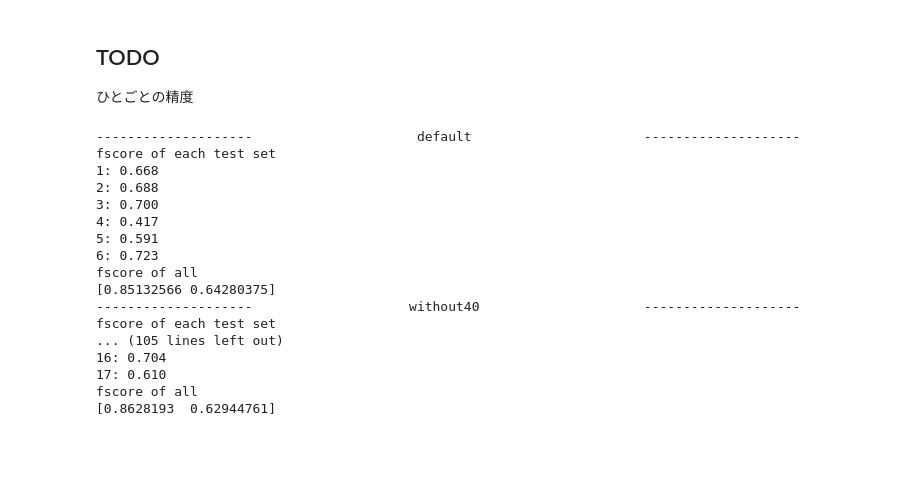
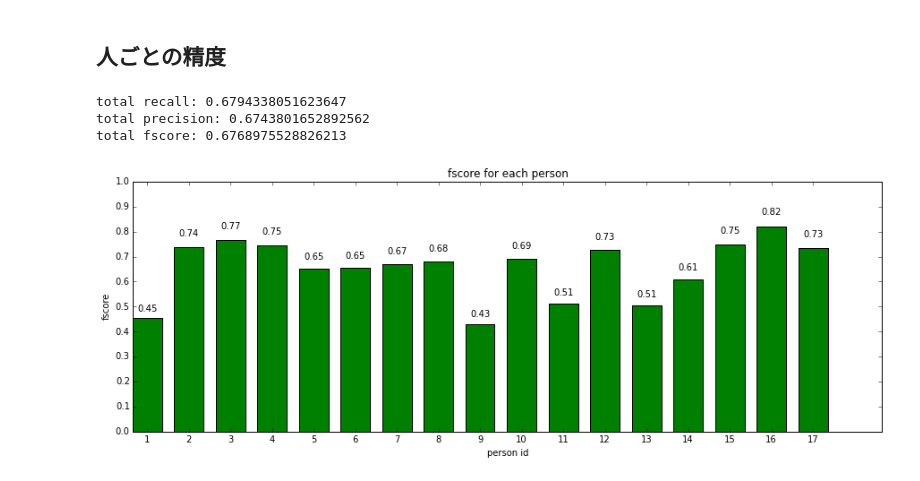
Before and after one commit to kenoga/gaze, a Jupyter notebook: analyze/show_result.ipynb, the cells around one changed output. Cells and saved outputs as stored; diff of their text form; code cells hidden in the pictures; blank space fills up the shorter version.

Commit message:
edit show result

```diff
--- a/analyze/show_result.ipynb
+++ b/analyze/show_result.ipynb
@@ -31,33 +27,0 @@ def analyze(result_dir, config_id):
-# %% [markdown]
-## TODO
-ひとごとの精度
-# %%
-analyze(result_dir, "default")
-analyze(result_dir, "without40")
-analyze(result_dir, "without_noise")
-analyze(result_dir, "noise_as_nonlocked")
-analyze(result_dir, "with_face_dir_feature")
-analyze(result_dir, "skip4")
-analyze(result_dir, "katayama")
-analyze(result_dir, "katayama_fullface")
-analyze(result_dir, "sample_unlock")
-analyze(result_dir, "without_glasses")
-analyze(result_dir, "detail")
-# %% [output]
---------------------                     default                      --------------------
-fscore of each test set
-1: 0.668
-2: 0.688
-3: 0.700
-4: 0.417
-5: 0.591
-6: 0.723
-fscore of all
-[0.85132566 0.64280375]
---------------------                    without40                     --------------------
-fscore of each test set
-... (105 lines left out)
-16: 0.704
-17: 0.610
-fscore of all
-[0.8628193  0.62944761]
@@ -63,0 +101,15 @@ fscore of all
+# %% [markdown]
+## 人ごとの精度
+# %%
+result_path = os.path.join(result_dir, "without_noise_detail", "all.json")
+pids, scores = extract_pids_and_scores(result_path)
+fscores, recall, precision = calculate_total_score(result_path)
+print("total recall: %s" % recall)
+print("total precision: %s" % precision)
+print("total fscore: %s" % fscores[1])
+display_score(pids, scores, title="fscore for each person")
+# %% [output]
+total recall: 0.6794338051623647
+total precision: 0.6743801652892562
+total fscore: 0.6768975528826213
+[figure, added]
```
Also changed, not shown: parts of 18 cells of this notebook.
